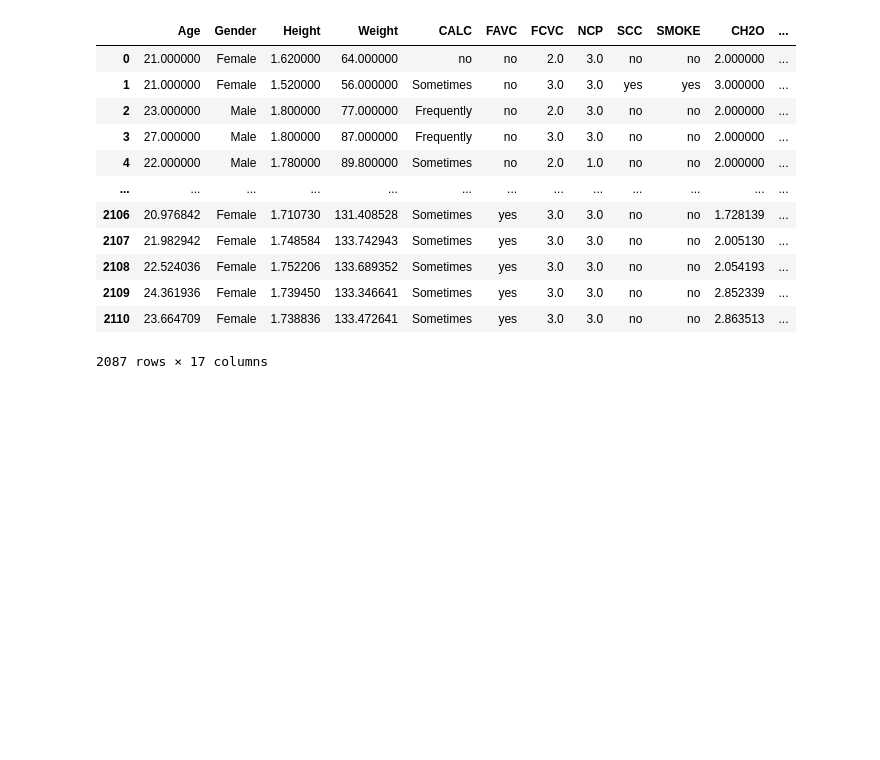
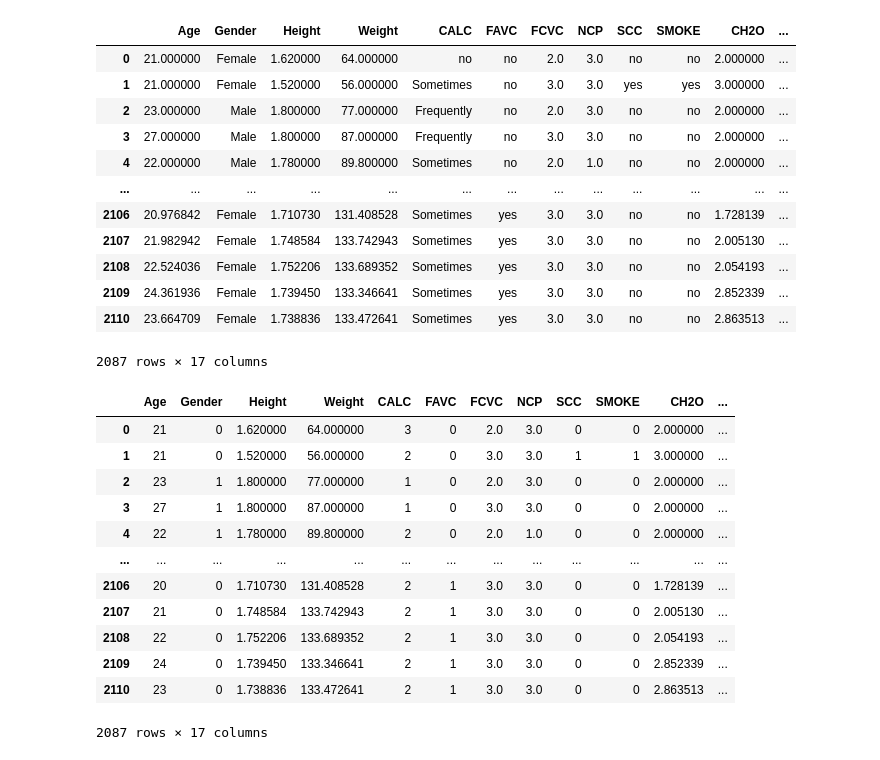
Before and after one commit to MaukanMir/Obesity-Classifier-Part-Two-, a Jupyter notebook: training.ipynb, the cells around one changed output. Saved outputs shown, nothing was run; the diff lists cells and outputs as text; code cells hidden in the pictures; blank space fills up the shorter version.

```diff
--- a/training.ipynb
+++ b/training.ipynb
@@ -267,0 +250,29 @@ for col in categorical_features.columns:
+# %%
+from collections import defaultdict
+
+def convert_categorical_to_numerical(column_values:list):
+  """
+  Takes categorical columns and returns them into one hot encoding columns
+  without exploding the amount of columns
+
+  Args:
+      column_values (list): tuple list of index, value
+
+  Returns:
+      Dictionary Key valued pair
+  """
+  converted_dict = defaultdict(list)
+
+  for k, v in column_values:
+    converted_dict[k] = v
+  return converted_dict
+
+binary_columns, mapping_dict = [], {}
+for col in categorical_features.columns:
+  unique_columns_values = categorical_features[col].unique()
+  print(f" Col: {col}, Unique list: {unique_columns_values}")
+  if len(unique_columns_values) ==2:
+    binary_columns.append(col)
+  else:
+    dict_values = [(value, idx )for (idx, value) in enumerate(sorted(unique_columns_values))]
+    mapping_dict[col] = convert_categorical_to_numerical(dict_values)
@@ -268,2 +312,5 @@ for col in categorical_features.columns:
 # %% [markdown]
 # Feature Encoding
+# %%
+for k, v in mapping_dict.items():
+  print(k,v)
@@ -286,3 +337,30 @@ replicate_df
 | 2109 | 24.361936 | Female | 1.739450 | 133.346641 | Sometimes | yes | 3.0 | 3.0 | no | no | 2.852339 | ... |
 | 2110 | 23.664709 | Female | 1.738836 | 133.472641 | Sometimes | yes | 3.0 | 3.0 | no | no | 2.863513 | ... |
 2087 rows × 17 columns
+# %%
+replicate_df["Age"] = replicate_df["Age"].astype("int64")
+
+for col in binary_columns:
+  if col == "Gender":
+    replicate_df[col] = replicate_df[col].apply(lambda x: 0 if x == "Female" else 1)
+  else:
+    replicate_df[col] = replicate_df[col].apply(lambda x: 0 if x == "no" else 1)
+
+for k, v in mapping_dict.items():
+  replicate_df[k] = replicate_df[k].apply(lambda x: v[x])
+# %%
+replicate_df
+# %% [output]
+|  | Age | Gender | Height | Weight | CALC | FAVC | FCVC | NCP | SCC | SMOKE | CH2O | ... |
+| 0 | 21 | 0 | 1.620000 | 64.000000 | 3 | 0 | 2.0 | 3.0 | 0 | 0 | 2.000000 | ... |
+| 1 | 21 | 0 | 1.520000 | 56.000000 | 2 | 0 | 3.0 | 3.0 | 1 | 1 | 3.000000 | ... |
+| 2 | 23 | 1 | 1.800000 | 77.000000 | 1 | 0 | 2.0 | 3.0 | 0 | 0 | 2.000000 | ... |
+| 3 | 27 | 1 | 1.800000 | 87.000000 | 1 | 0 | 3.0 | 3.0 | 0 | 0 | 2.000000 | ... |
+| 4 | 22 | 1 | 1.780000 | 89.800000 | 2 | 0 | 2.0 | 1.0 | 0 | 0 | 2.000000 | ... |
+| ... | ... | ... | ... | ... | ... | ... | ... | ... | ... | ... | ... | ... |
+| 2106 | 20 | 0 | 1.710730 | 131.408528 | 2 | 1 | 3.0 | 3.0 | 0 | 0 | 1.728139 | ... |
+| 2107 | 21 | 0 | 1.748584 | 133.742943 | 2 | 1 | 3.0 | 3.0 | 0 | 0 | 2.005130 | ... |
+| 2108 | 22 | 0 | 1.752206 | 133.689352 | 2 | 1 | 3.0 | 3.0 | 0 | 0 | 2.054193 | ... |
+| 2109 | 24 | 0 | 1.739450 | 133.346641 | 2 | 1 | 3.0 | 3.0 | 0 | 0 | 2.852339 | ... |
+| 2110 | 23 | 0 | 1.738836 | 133.472641 | 2 | 1 | 3.0 | 3.0 | 0 | 0 | 2.863513 | ... |
+2087 rows × 17 columns
```
Also changed, not shown: parts of 7 cells of this notebook.
